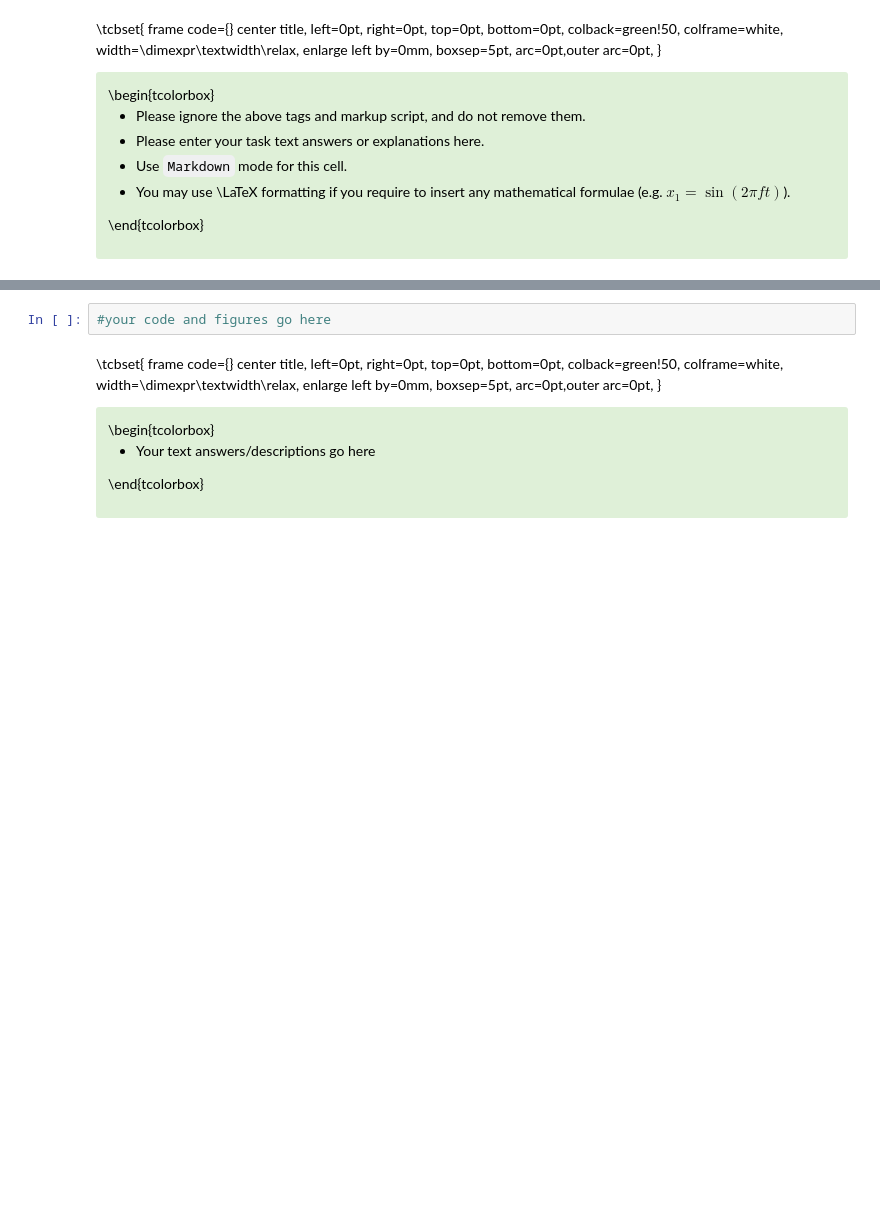
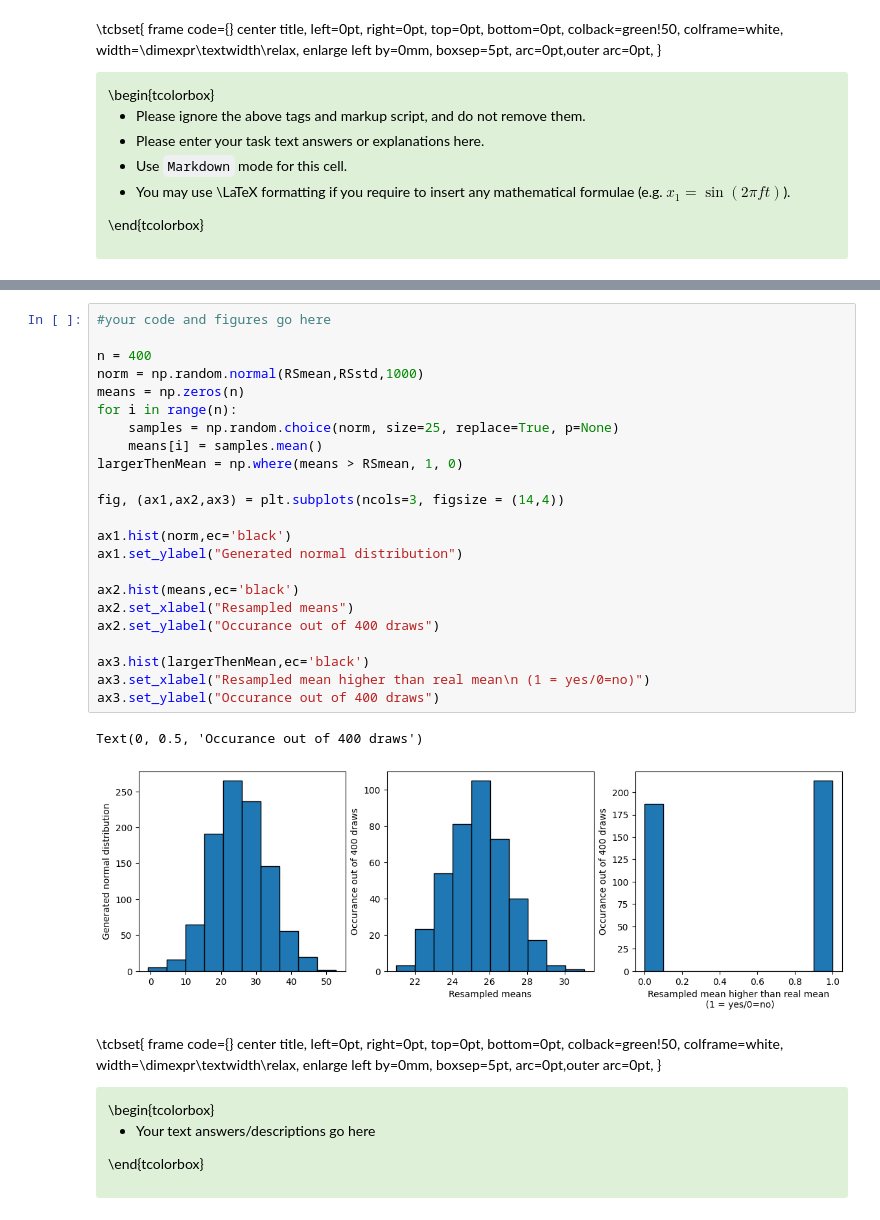
Before and after one commit to vbelpair/Ugent, a Jupyter notebook: Medical_Signal_Processing_and_Statistics/assignment_2/ex02_vincent.ipynb, the cells around one changed output, grey strips where cells are left out. Drawn from its saved outputs; the diff is of its cells as text; blank space fills up the shorter version.

```diff
--- a/Medical_Signal_Processing_and_Statistics/assignment_2/ex02_vincent.ipynb
+++ b/Medical_Signal_Processing_and_Statistics/assignment_2/ex02_vincent.ipynb
@@ -96,8 +143,32 @@ Write the code to perform this resampling approach for normality testing. Do the
 What your answer should look like:
 
 ![mod2_2.png](attachment:mod2_2.png)
-# %%
-#your code and figures go here
+# %%
+#your code and figures go here
+
+n = 400
+norm = np.random.normal(RSmean,RSstd,1000)
+means = np.zeros(n)
+for i in range(n):
+    samples = np.random.choice(norm, size=25, replace=True, p=None)
+    means[i] = samples.mean()
+largerThenMean = np.where(means > RSmean, 1, 0)
+
+fig, (ax1,ax2,ax3) = plt.subplots(ncols=3, figsize = (14,4))
+
+ax1.hist(norm,ec='black')
+ax1.set_ylabel("Generated normal distribution")
+
+ax2.hist(means,ec='black')
+ax2.set_xlabel("Resampled means")
+ax2.set_ylabel("Occurance out of 400 draws")
+
+ax3.hist(largerThenMean,ec='black')
+ax3.set_xlabel("Resampled mean higher than real mean\n (1 = yes/0=no)")
+ax3.set_ylabel("Occurance out of 400 draws")
+# %% [output]
+Text(0, 0.5, 'Occurance out of 400 draws')
+[figure, added]
 # %% [markdown]
 \tcbset{ frame code={} center title, left=0pt, right=0pt, top=0pt, bottom=0pt, colback=green!50, colframe=white, width=\dimexpr\textwidth\relax, enlarge left by=0mm, boxsep=5pt, arc=0pt,outer arc=0pt, }
 <div class="alert alert-success">
```
Also changed, not shown: parts of 11 cells of this notebook.
